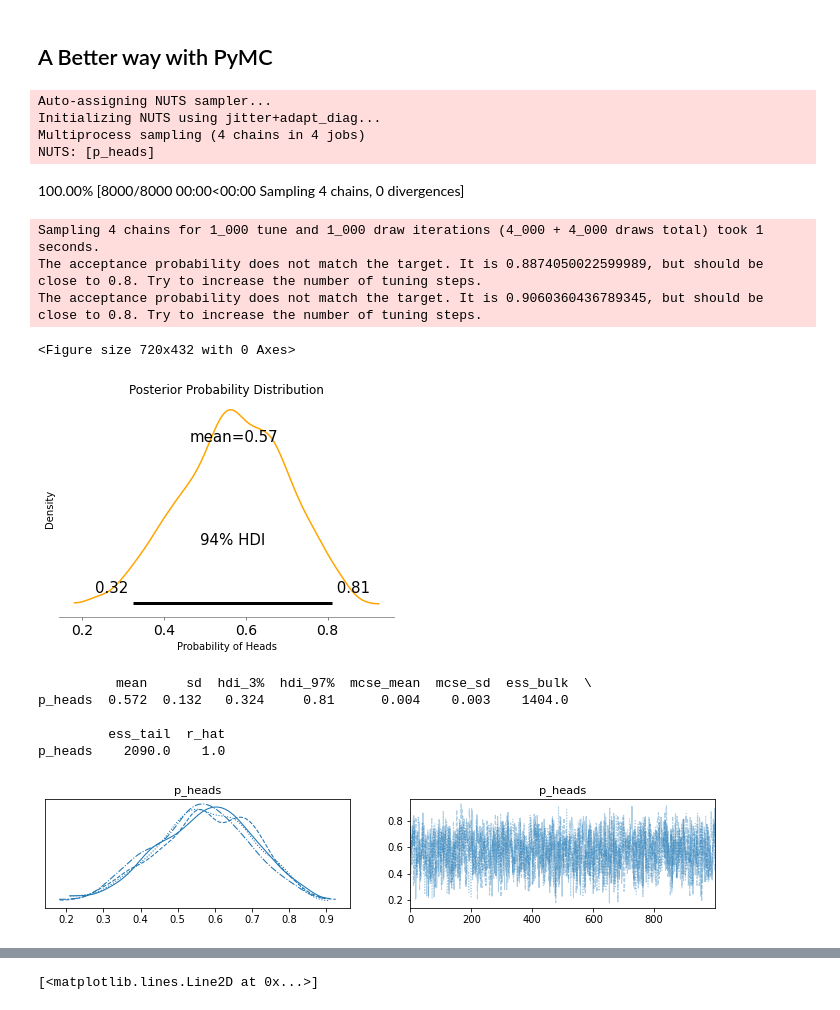
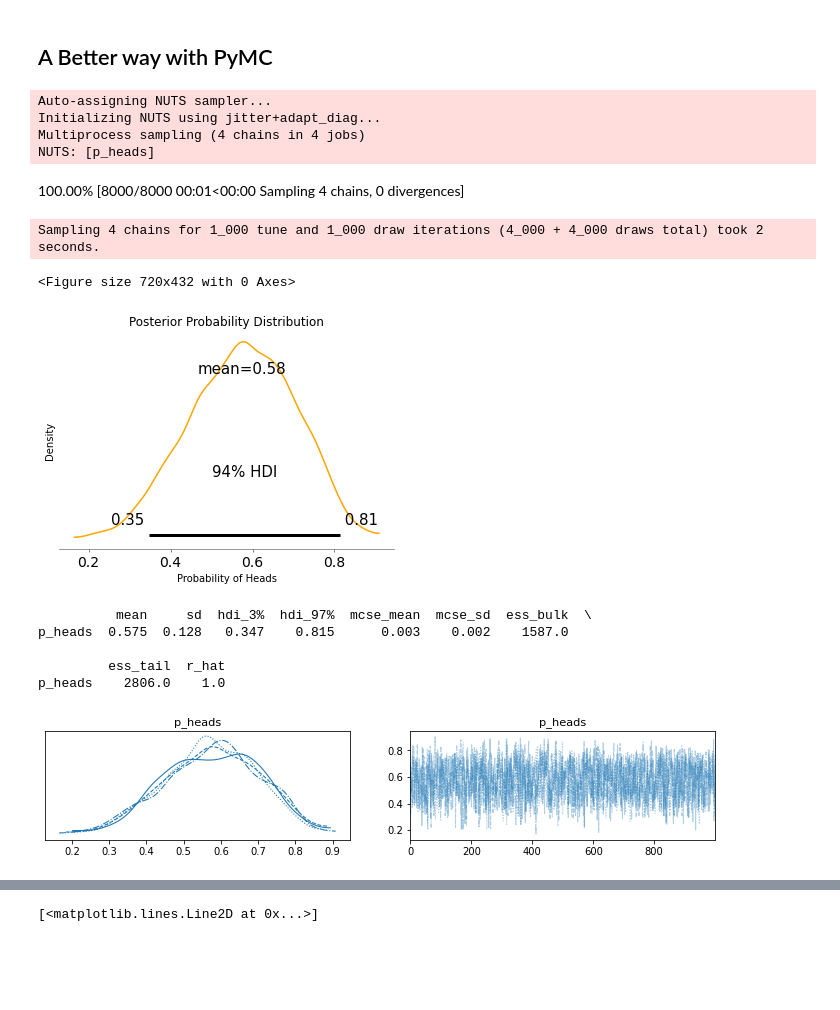
Before and after one commit to michaelremington2/Bayesian_Inference_Workshop, a Jupyter notebook: Bayesian_Workshop.ipynb, the cells around one changed output, grey strips where cells are left out. Cells and saved outputs as stored; diff of their text form; code cells hidden in the pictures; blank space fills up the shorter version.

```diff
--- a/Bayesian_Workshop.ipynb
+++ b/Bayesian_Workshop.ipynb
@@ -98,37 +104,37 @@ plt.show()
 # %%
 import pymc3 as pm
 
 # Define the PyMC3 model
 with pm.Model() as coin_toss_model:
     # Prior - Beta distribution parameters
     prior_alpha = 2
     prior_beta = 2
     p_heads = pm.Beta('p_heads', alpha=prior_alpha, beta=prior_beta)
 
-    # Likelihood - Bernoulli distribution based on the observed data
-    likelihood = pm.Bernoulli('likelihood', p=p_heads, observed=data)
+    # Likelihood - Binomial distribution based on the observed data
+    n = len(data)  # Number of trials
+    k = sum(data)  # Number of successes (heads)
+    likelihood = pm.Binomial('likelihood', n=n, p=p_heads, observed=k)
 
     # Sample from the posterior distribution using MCMC
     trace = pm.sample(1000, tune=1000, return_inferencedata=True)
 
 # Plot the posterior distribution
 plt.figure(figsize=(10, 6))
 pm.plot_posterior(trace, var_names=['p_heads'], color='orange')
 plt.xlabel('Probability of Heads')
 plt.ylabel('Density')
 plt.title('Posterior Probability Distribution')
 plt.show()
 # %% [output]
 Auto-assigning NUTS sampler...
 Initializing NUTS using jitter+adapt_diag...
 Multiprocess sampling (4 chains in 4 jobs)
 NUTS: [p_heads]
-100.00% [8000/8000 00:00<00:00 Sampling 4 chains, 0 divergences]
+100.00% [8000/8000 00:01<00:00 Sampling 4 chains, 0 divergences]
-Sampling 4 chains for 1_000 tune and 1_000 draw iterations (4_000 + 4_000 draws total) took 1 seconds.
-The acceptance probability does not match the target. It is 0.8874050022599989, but should be close to 0.8. Try to increase the number of tuning steps.
-The acceptance probability does not match the target. It is 0.9060360436789345, but should be close to 0.8. Try to increase the number of tuning steps.
+Sampling 4 chains for 1_000 tune and 1_000 draw iterations (4_000 + 4_000 draws total) took 2 seconds.
 <Figure size 720x432 with 0 Axes>
-[figure, old version]
+[figure, new version]
 # %%
 summary = pm.summary(trace)
 print(summary)
@@ -136,11 +142,11 @@ pm.traceplot(trace)
 plt.show()
 # %% [output]
           mean     sd  hdi_3%  hdi_97%  mcse_mean  mcse_sd  ess_bulk  \
-p_heads  0.572  0.132   0.324     0.81      0.004    0.003    1404.0
+p_heads  0.575  0.128   0.347    0.815      0.003    0.002    1587.0
 
          ess_tail  r_hat
-p_heads    2090.0    1.0
+p_heads    2806.0    1.0
-[figure, old version]
+[figure, new version]
 # %%
 # Define the PyMC3 model
 with pm.Model() as coin_toss_model:
```
Also changed, not shown: parts of 9 cells of this notebook.
